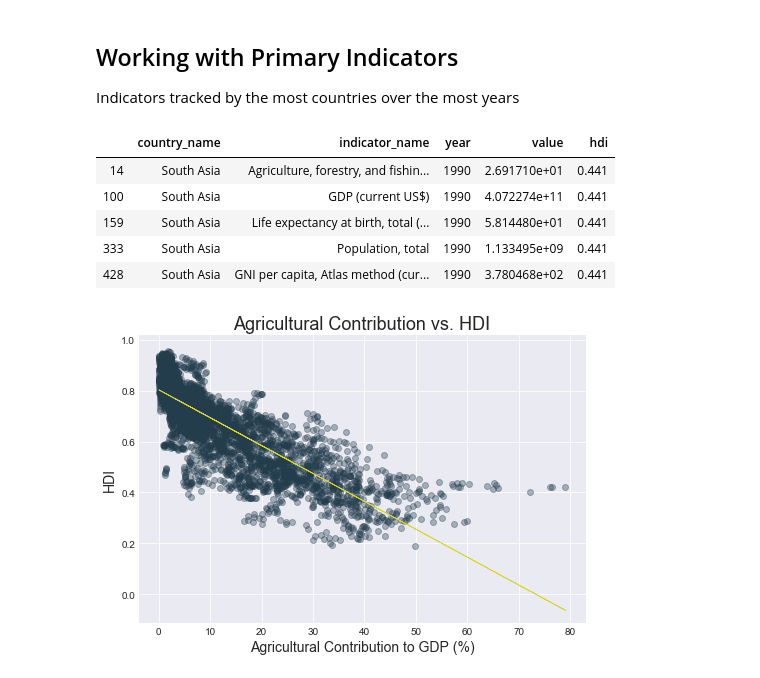
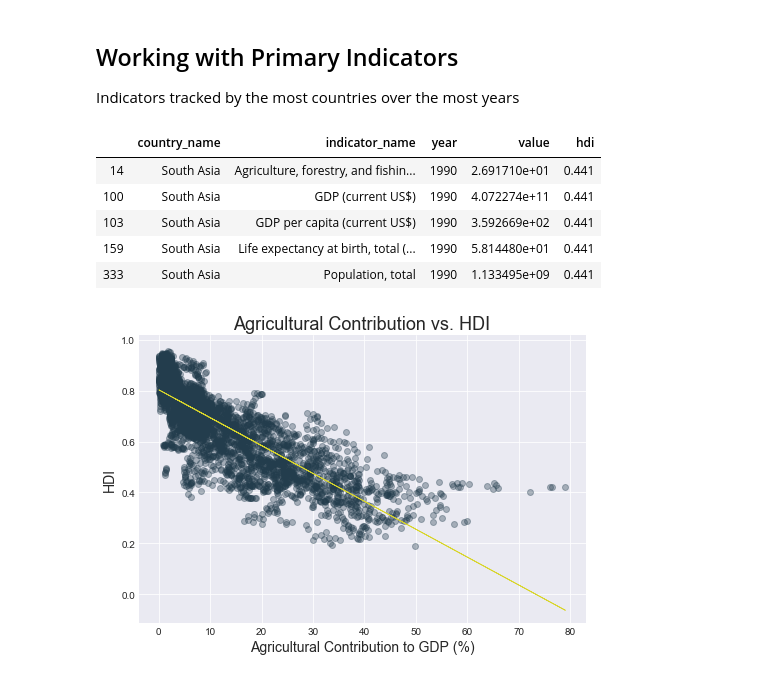
Before and after one commit to linmck/finalproject, a Jupyter notebook: Predict_HDI.ipynb, the cells around one changed output. Cells and saved outputs as stored; diff of their text form; code cells hidden in the pictures.

Commit message:
Added updates to GDI per capita in notebook and csv

```diff
--- a/Predict_HDI.ipynb
+++ b/Predict_HDI.ipynb
@@ -255,26 +255,27 @@ plt.style.use('seaborn-darkgrid')
 # %%
 #Pull out primary indicators (most commonly tracked by countries over the years)
 common_indicators = [
     "Population, total",
     "Agriculture, forestry, and fishing, value added (% of GDP)",
     "Life expectancy at birth, total (years)",
     "GDP (current US$)",
+    "GDP per capita (current US$)",
     "GNI per capita, Atlas method (current US$)",
     "Employers, total (% of total employment) (modeled ILO estimate)"]
 
 primary_indicators = combined_indicators_final[combined_indicators_final['indicator_name'].isin(common_indicators) ]
 
 filepath = os.path.join('resources','primary_indicators.csv')
 primary_indicators.to_csv(filepath)
 
 primary_indicators.head()
 # %% [output]
 |  | country_name | indicator_name | year | value | hdi |
 | 14 | South Asia | Agriculture, forestry, and fishin... | 1990 | 2.691710e+01 | 0.441 |
 | 100 | South Asia | GDP (current US$) | 1990 | 4.072274e+11 | 0.441 |
+| 103 | South Asia | GDP per capita (current US$) | 1990 | 3.592669e+02 | 0.441 |
 | 159 | South Asia | Life expectancy at birth, total (... | 1990 | 5.814480e+01 | 0.441 |
 | 333 | South Asia | Population, total | 1990 | 1.133495e+09 | 0.441 |
-| 428 | South Asia | GNI per capita, Atlas method (cur... | 1990 | 3.780468e+02 | 0.441 |
 # %%
 #Create Agricultural v. HDI chart
 agri_values = primary_indicators.loc[(primary_indicators['indicator_name']=='Agriculture, forestry, and fishing, value added (% of GDP)')]
```
Also changed, not shown: 3 other files.
